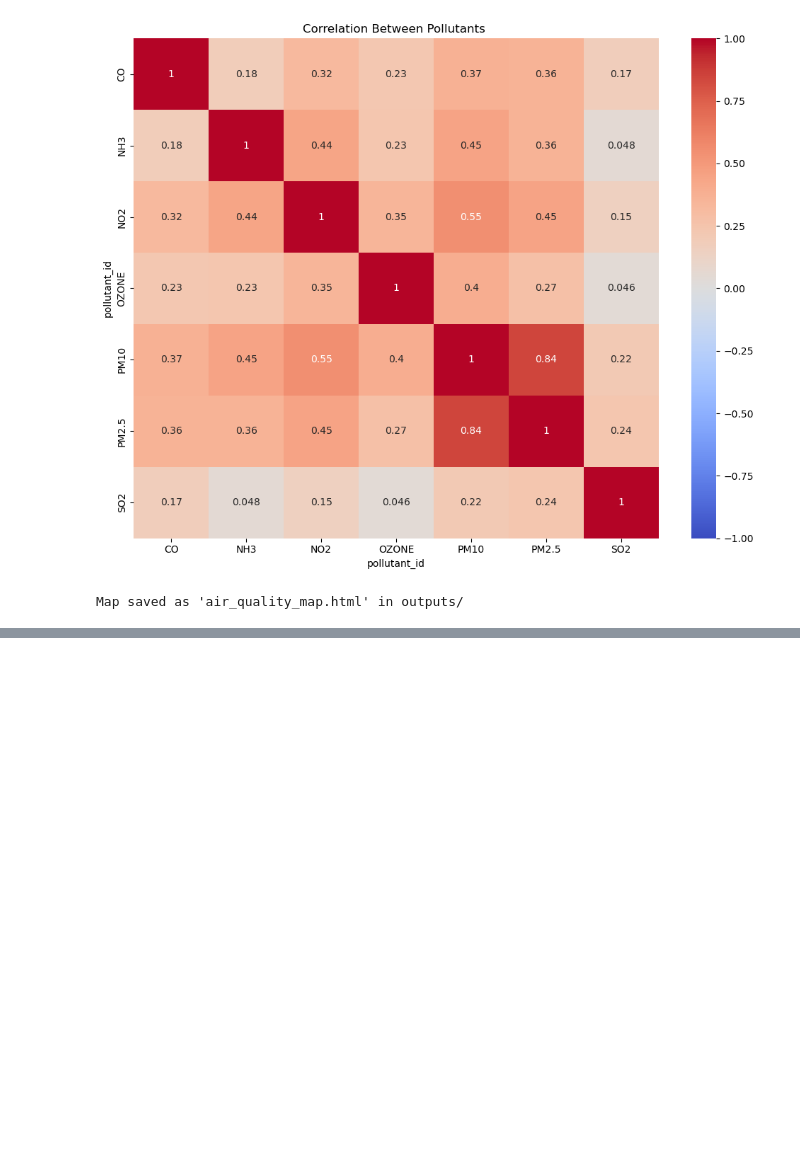
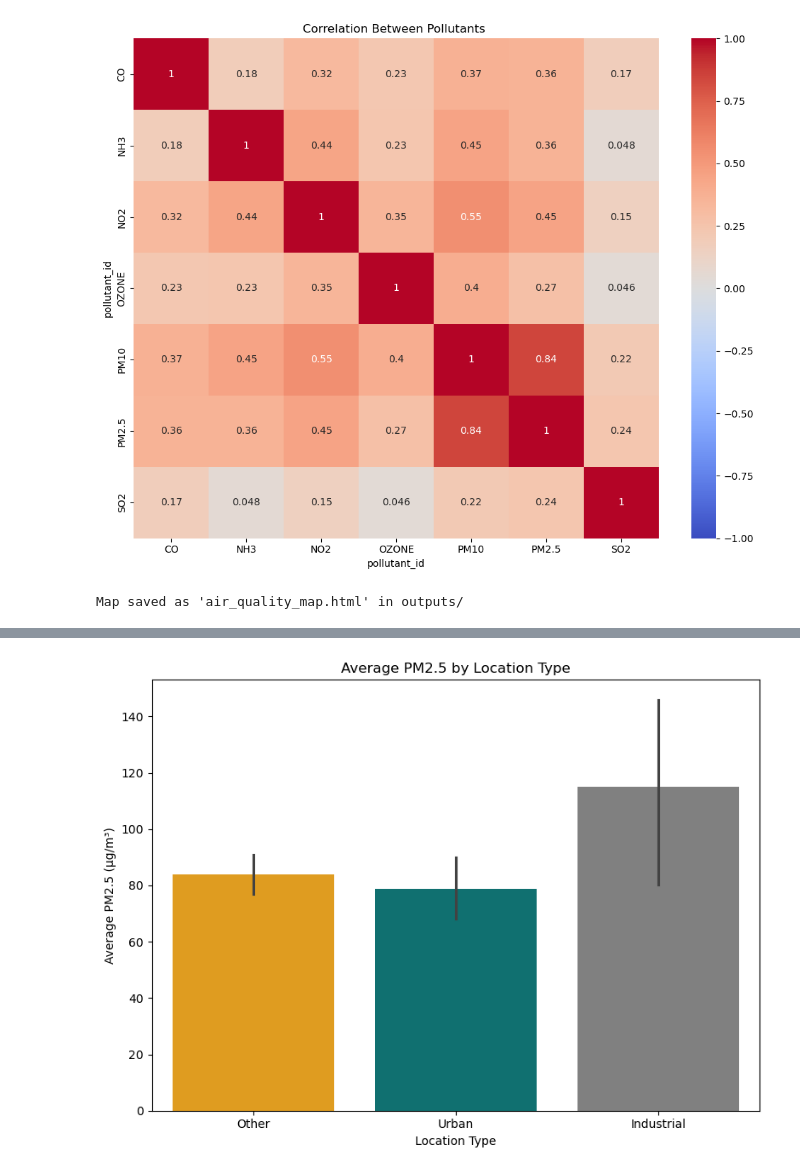
Before and after one commit to Rupal0912/IndiaAirQuality-2025, a Jupyter notebook: notebooks/notebook1.ipynb, the cells around one changed output, grey strips where cells are left out. Drawn from its saved outputs; the diff is of its cells as text; code cells hidden in the pictures; blank space fills up the shorter version.

```diff
--- a/notebooks/notebook1.ipynb
+++ b/notebooks/notebook1.ipynb
@@ -302,0 +364,13 @@ Map saved as 'air_quality_map.html' in outputs/
+# %%
+#PM2.5 by location type
+plt.figure(figsize=(8, 6))
+sns.barplot(x='location_type', y='pollutant_avg', hue='location_type', data=df[df['pollutant_id'] == 'PM2.5'],
+            palette=['orange', 'teal', 'gray'], legend=False)
+plt.title('Average PM2.5 by Location Type')
+plt.xlabel('Location Type')
+plt.ylabel('Average PM2.5 (µg/m³)')
+plt.tight_layout()
+plt.savefig('../outputs/pm25_by_location.png')
+plt.show()
+# %% [output]
+[figure, added]
```
Also changed, not shown: parts of 5 cells of this notebook.
